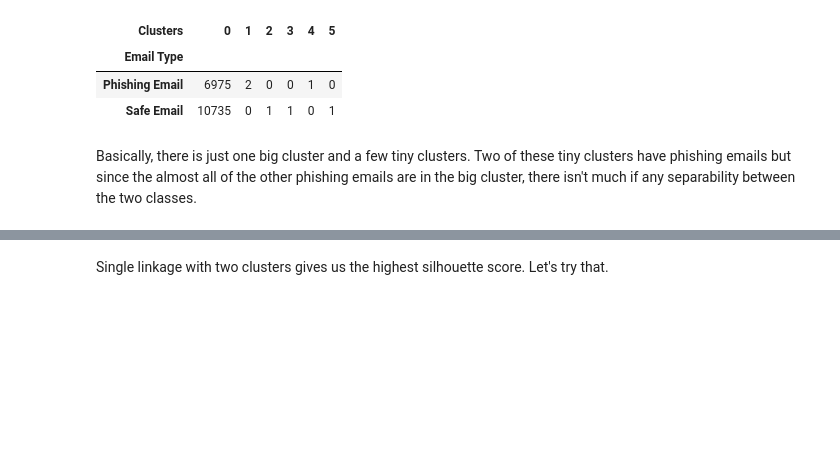
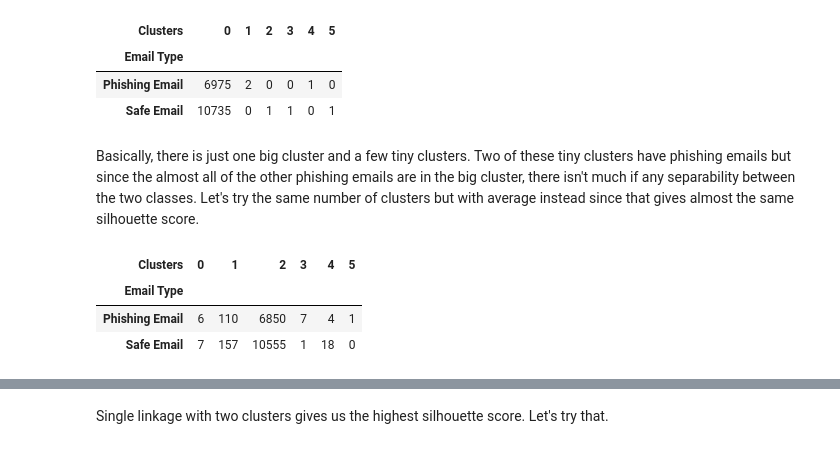
Before and after one commit to alfrabra1998/Juypter_Notebooks, a Jupyter notebook: Mod_C1_Week_11_Alfred_Abraham.ipynb, the cells around one changed output, grey strips where cells are left out. Drawn from its saved outputs; the diff is of its cells as text; code cells hidden in the pictures; blank space fills up the shorter version.

```diff
--- a/Mod_C1_Week_11_Alfred_Abraham.ipynb
+++ b/Mod_C1_Week_11_Alfred_Abraham.ipynb
@@ -391,4 +376,16 @@ Table
 | Phishing Email | 6975 | 2 | 0 | 0 | 1 | 0 |
 | Safe Email | 10735 | 0 | 1 | 1 | 0 | 1 |
 # %% [markdown]
-Basically, there is just one big cluster and a few tiny clusters. Two of these tiny clusters have phishing emails but since the almost all of the other phishing emails are in the big cluster, there isn't much if any separability between the two classes.
+Basically, there is just one big cluster and a few tiny clusters. Two of these tiny clusters have phishing emails but since the almost all of the other phishing emails are in the big cluster, there isn't much if any separability between the two classes. Let's try the same number of clusters but with average instead since that gives almost the same silhouette score.
+# %%
+from sklearn.cluster import AgglomerativeClustering
+clustering = AgglomerativeClustering(n_clusters=6,linkage="average")
+cluster_labels = clustering.fit_predict(X_scaled)
+Email["Clusters"] = cluster_labels
+Table = pd.crosstab(Email["Email Type"],Email["Clusters"])
+Table
+# %% [output]
+| Clusters | 0 | 1 | 2 | 3 | 4 | 5 |
+| Email Type |  |  |  |  |  |  |
+| Phishing Email | 6 | 110 | 6850 | 7 | 4 | 1 |
+| Safe Email | 7 | 157 | 10555 | 1 | 18 | 0 |
```
Also changed, not shown: parts of 14 cells of this notebook.
